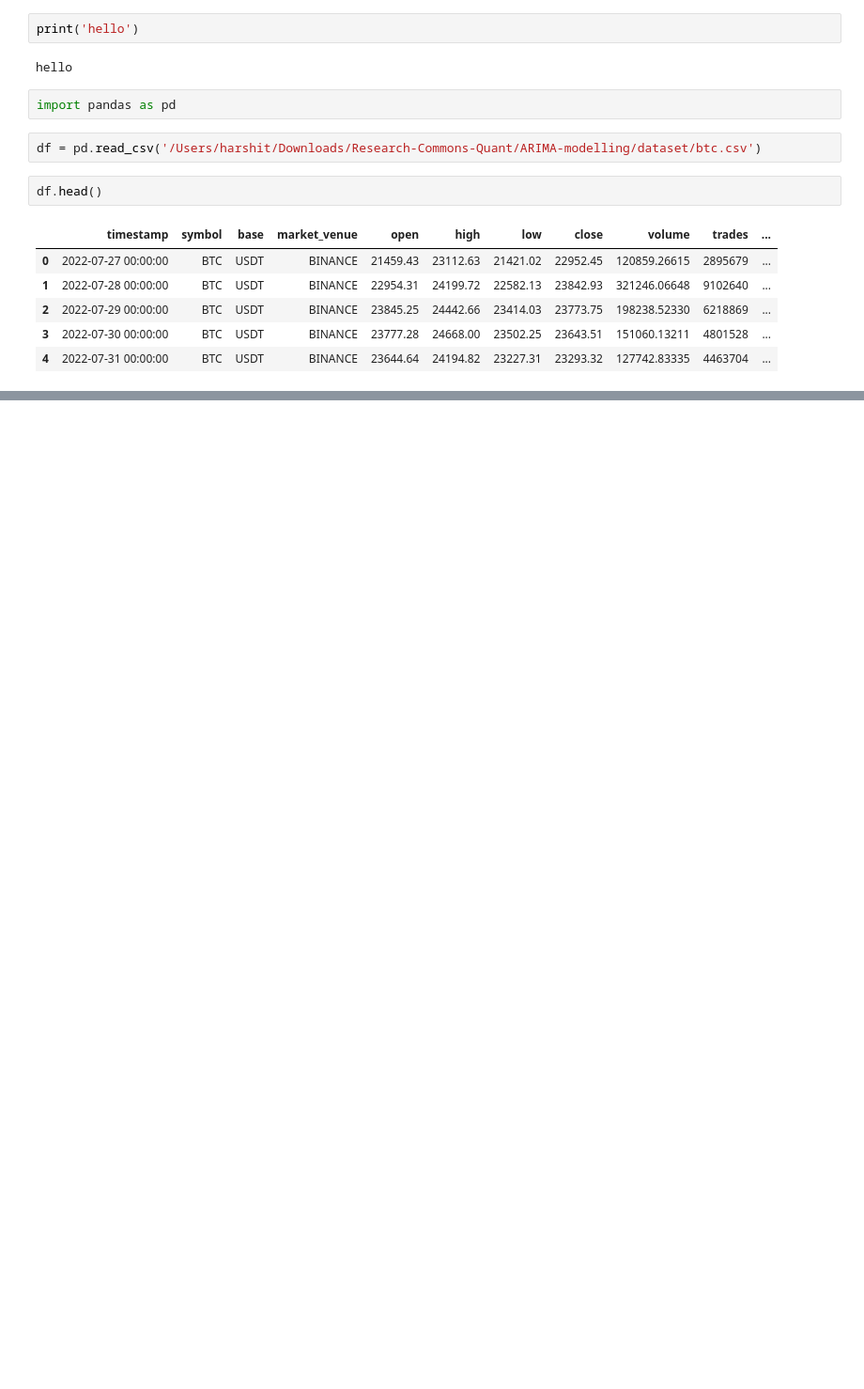
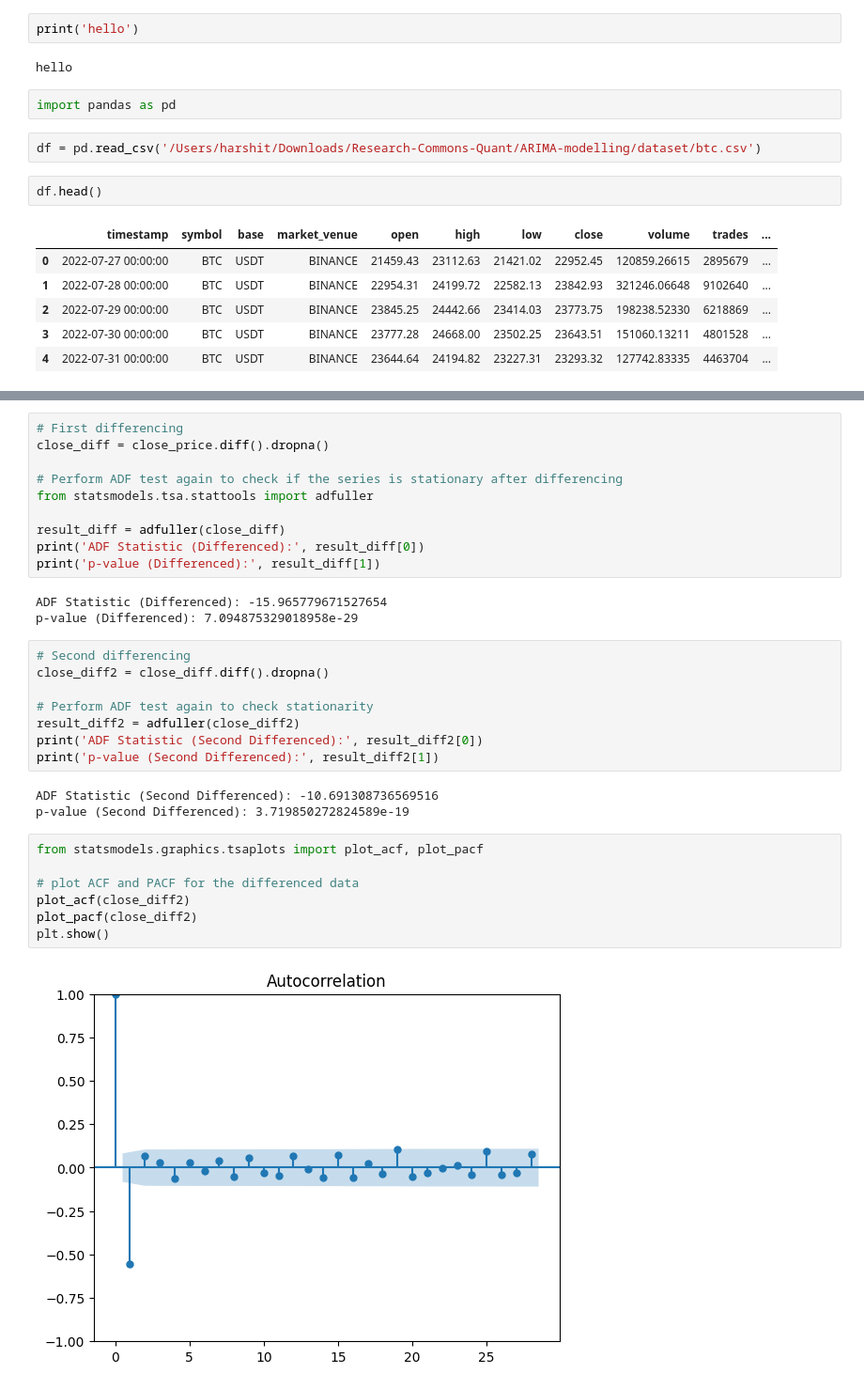
Before and after one commit to harshit4311/BTC-ARIMA-Modelling, a Jupyter notebook: code/arima_modelling.ipynb, the cells around one changed output, grey strips where cells are left out. Shown at 94% size. Drawn from its saved outputs; the diff is of its cells as text; blank space fills up the shorter version.

Commit message:
differencing, acf, pacf & pdq

```diff
--- a/code/arima_modelling.ipynb
+++ b/code/arima_modelling.ipynb
@@ -17,0 +54,33 @@ df.head()
+# %%
+# First differencing
+close_diff = close_price.diff().dropna()
+
+# Perform ADF test again to check if the series is stationary after differencing
+from statsmodels.tsa.stattools import adfuller
+
+result_diff = adfuller(close_diff)
+print('ADF Statistic (Differenced):', result_diff[0])
+print('p-value (Differenced):', result_diff[1])
+# %% [output]
+ADF Statistic (Differenced): -15.965779671527654
+p-value (Differenced): 7.094875329018958e-29
+# %%
+# Second differencing
+close_diff2 = close_diff.diff().dropna()
+
+# Perform ADF test again to check stationarity
+result_diff2 = adfuller(close_diff2)
+print('ADF Statistic (Second Differenced):', result_diff2[0])
+print('p-value (Second Differenced):', result_diff2[1])
+# %% [output]
+ADF Statistic (Second Differenced): -10.691308736569516
+p-value (Second Differenced): 3.719850272824589e-19
+# %%
+from statsmodels.graphics.tsaplots import plot_acf, plot_pacf
+
+# plot ACF and PACF for the differenced data
+plot_acf(close_diff2)
+plot_pacf(close_diff2)
+plt.show()
+# %% [output]
+[figure, added]
```
Also changed, not shown: parts of 6 cells of this notebook.
